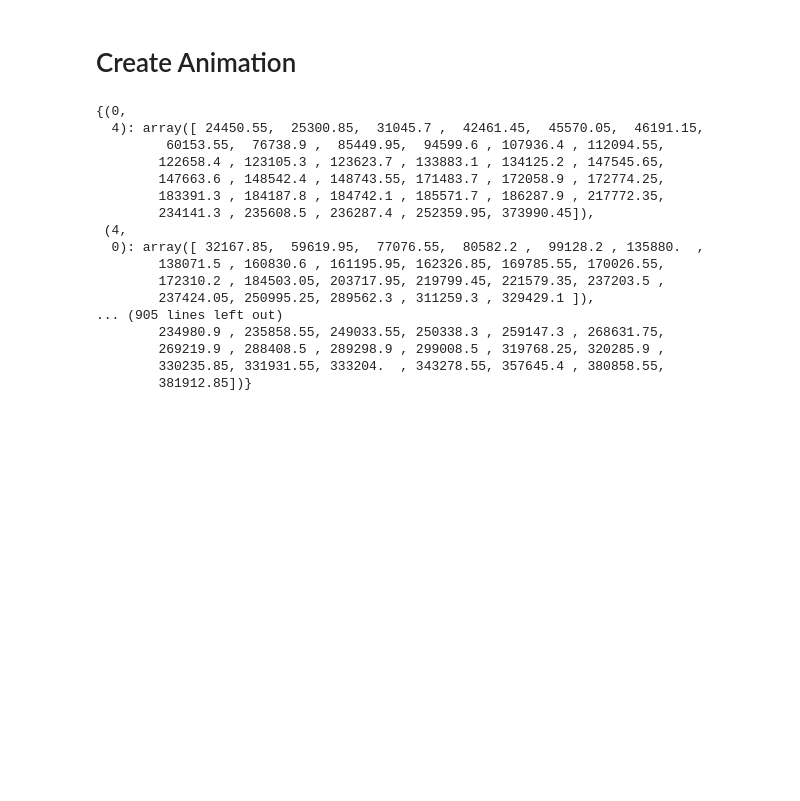
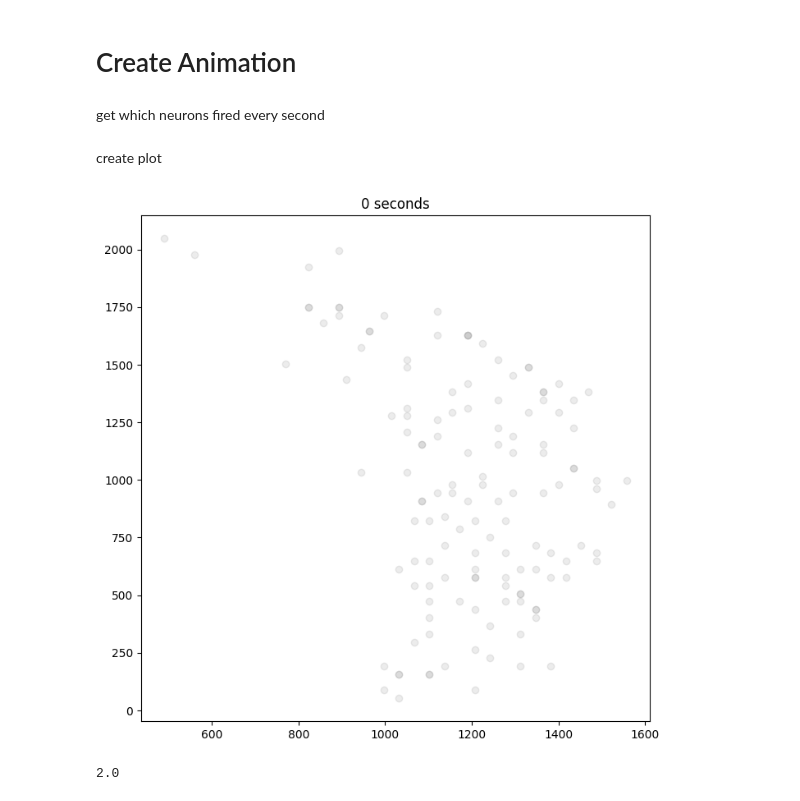
Before and after one commit to braingeneers/midbrain_parkinsons, a Jupyter notebook: tutorials/animations/latency_pairs.ipynb, the cells around one changed output. Saved outputs shown, nothing was run; the diff lists cells and outputs as text; code cells hidden in the pictures; blank space fills up the shorter version.

Commit message:
got latency animations code working

```diff
--- a/tutorials/animations/latency_pairs.ipynb
+++ b/tutorials/animations/latency_pairs.ipynb
@@ -37,29 +41,54 @@ for pair in good_pairs:
     #latency_raster[ (pair[0],pair[1]) ] = latency_times( pair[0], pair[1], sd, ms_cutoff=15, positive_only=False)
     latency_raster[ (pair[0],pair[1]) ] =  latency_times( pair[0], pair[1], sd, ms_cutoff=15, positive_only=True )
     latency_raster[ (pair[1],pair[0]) ] =  latency_times( pair[1], pair[0], sd, ms_cutoff=15, positive_only=True )
+latency_raster = {k:v for k,v in latency_raster.items() if len(v)>0 } # remove empty lists
 # %%
 print( sum( [ len(x) for x in latency_raster.values() ] ), " latencies recorded" )
 # %% [output]
 4313  latencies recorded
 # %% [markdown]
 # Create Animation
-# %%
-latency_raster
-# %% [output]
-{(0,
-  4): array([ 24450.55,  25300.85,  31045.7 ,  42461.45,  45570.05,  46191.15,
-         60153.55,  76738.9 ,  85449.95,  94599.6 , 107936.4 , 112094.55,
-        122658.4 , 123105.3 , 123623.7 , 133883.1 , 134125.2 , 147545.65,
-        147663.6 , 148542.4 , 148743.55, 171483.7 , 172058.9 , 172774.25,
-        183391.3 , 184187.8 , 184742.1 , 185571.7 , 186287.9 , 217772.35,
-        234141.3 , 235608.5 , 236287.4 , 252359.95, 373990.45]),
- (4,
-  0): array([ 32167.85,  59619.95,  77076.55,  80582.2 ,  99128.2 , 135880.  ,
-        138071.5 , 160830.6 , 161195.95, 162326.85, 169785.55, 170026.55,
-        172310.2 , 184503.05, 203717.95, 219799.45, 221579.35, 237203.5 ,
-        237424.05, 250995.25, 289562.3 , 311259.3 , 329429.1 ]),
-... (905 lines left out)
-        234980.9 , 235858.55, 249033.55, 250338.3 , 259147.3 , 268631.75,
-        269219.9 , 288408.5 , 289298.9 , 299008.5 , 319768.25, 320285.9 ,
-        330235.85, 331931.55, 333204.  , 343278.55, 357645.4 , 380858.55,
-        381912.85])}
+# %% [markdown]
+get which neurons fired every second
+# %%
+neurons_by_time = []
+for i in range(0, int(sd.length), 1000 ):                                # loop over time, each second
+    firing_neurons = []
+    for pair,times in latency_raster.items() :                                   # loop over neurons
+        if np.sum( np.abs( times - i ) < 500 ):             # if neuron fires within at least once within 50 ms of time i
+            firing_neurons.append( pair )
+    neurons_by_time.append( firing_neurons )
+# %% [markdown]
+create plot
+# %%
+neuron_xy = []
+for neuron in sd.neuron_data[0].values():
+    neuron_xy.append( [neuron['position'][0], neuron['position'][1]] )
+neuron_xy = np.array(neuron_xy)
+
+# Plot original scatter
+fig = plt.figure(figsize=(8, 8))
+ax = plt.axes()                    # get axis element to later create plot
+ax.scatter( neuron_xy[:,0], neuron_xy[:,1], alpha=0.15, c='grey')
+
+# animation function.  This is called sequentially
+def animate(i):
+    ax.set_title(f"{i} seconds")
+    for patch in ax.patches:
+        patch.remove()
+
+    for pair in neurons_by_time[i]:
+        start = neuron_xy[ pair[0] ]
+        end = neuron_xy[ pair[1] ] - start
+        arrow = FancyArrow(  start[0], start[1], end[0], end[1], length_includes_head=True, head_width=25,
+                            linewidth=1, color="red", alpha=0.7, edgecolor="red", facecolor="red" )
+        ax.add_patch(arrow)
+
+# call the animator.  blit=True means only re-draw the parts that have changed.
+anim = FuncAnimation(fig, animate, frames=range(120), interval=500, blit=False)  #5700
+# %% [output]
+[figure, added]
+# %%
+len(list(range(20))) * 100 / 1000
+# %% [output]
+2.0
```
Also changed, not shown: parts of 9 cells of this notebook, 1 other file.
